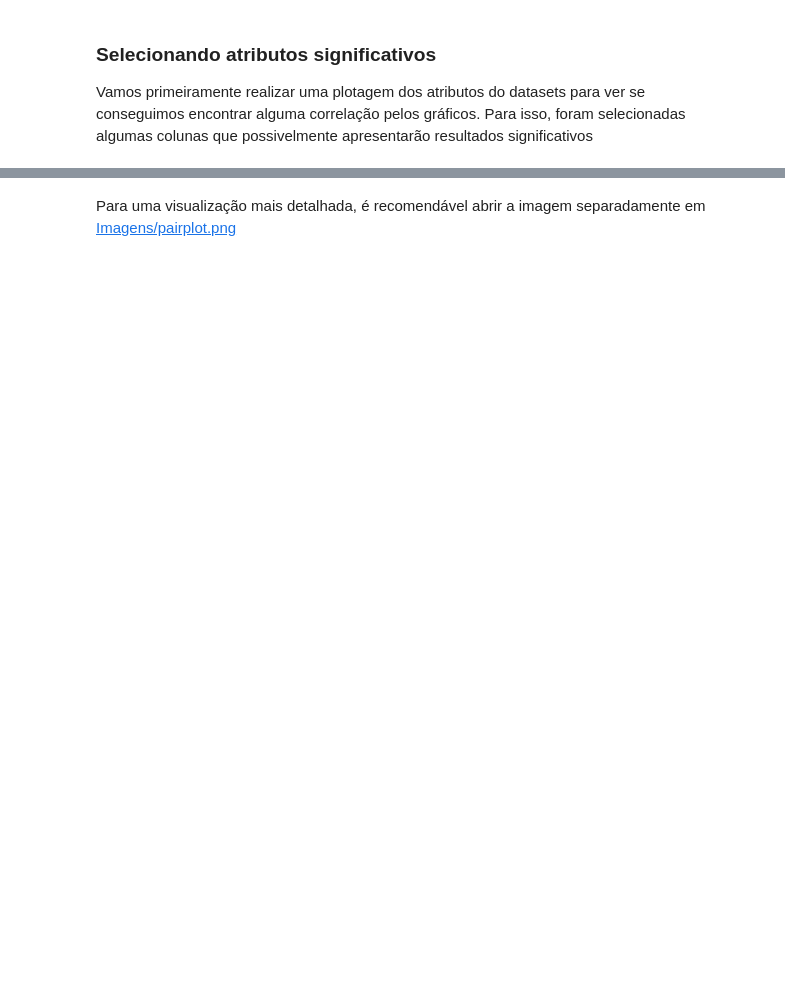
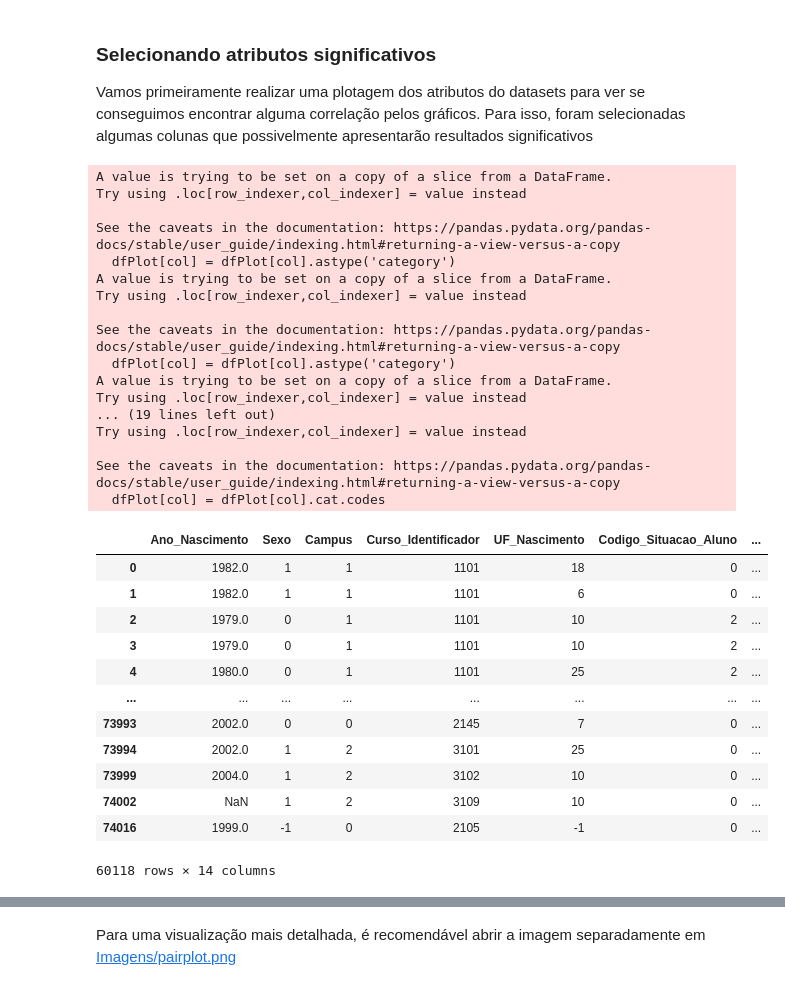
Before and after one commit to Duds04/Projeto_Dados, a Jupyter notebook: src/Regressoes.ipynb, the cells around one changed output, grey strips where cells are left out. Saved outputs shown, nothing was run; the diff lists cells and outputs as text; code cells hidden in the pictures; blank space fills up the shorter version.

```diff
--- a/src/Regressoes.ipynb
+++ b/src/Regressoes.ipynb
@@ -25,28 +46,70 @@ Vamos primeiramente realizar uma plotagem dos atributos do datasets para ver se
 # %%
 dfPlot = df[[
     "Ano_Nascimento" ,
     "Sexo" ,
     "Campus" ,
     "Curso_Identificador" ,
     "UF_Nascimento" ,
     "Codigo_Situacao_Aluno" ,
     "Modalidade_Inscrita" ,
     "ENEM" ,
     "Num_Reprovacoes" ,
     "Raca" ,
     "CRA" ,
     "Area" ,
     "Admissao_Ano",
     "Saida_Ano",
 ]]
+# Colunas não usadas
+# ["Identificador" ,
+# "Curso" ,
+# "UF_Nascimento" ,
+# "Admissao" ,
+# "Saida" ,
+# "Situacao_Aluno" ,
+# "Situacao_Aluno_Agrupada" ,
+# "Admissao_Semestre",
+# "Saida_Semestre"]
 
 # Vamos converter os atributos desse dataset que são categoricos para variaveis discretas
 colunas = dfPlot.select_dtypes(include=['object']).columns
 for col in colunas:
     dfPlot[col] = dfPlot[col].astype('category')
 for col in colunas:
     dfPlot[col] = dfPlot[col].cat.codes
+dfPlot = dfPlot[dfPlot['Saida_Ano'] != 0]
 dfPlot
+# %% [output]
+A value is trying to be set on a copy of a slice from a DataFrame.
+Try using .loc[row_indexer,col_indexer] = value instead
+
+See the caveats in the documentation: https://pandas.pydata.org/pandas-docs/stable/user_guide/indexing.html#returning-a-view-versus-a-copy
+  dfPlot[col] = dfPlot[col].astype('category')
+A value is trying to be set on a copy of a slice from a DataFrame.
+Try using .loc[row_indexer,col_indexer] = value instead
+
+See the caveats in the documentation: https://pandas.pydata.org/pandas-docs/stable/user_guide/indexing.html#returning-a-view-versus-a-copy
+  dfPlot[col] = dfPlot[col].astype('category')
+A value is trying to be set on a copy of a slice from a DataFrame.
+Try using .loc[row_indexer,col_indexer] = value instead
+... (19 lines left out)
+Try using .loc[row_indexer,col_indexer] = value instead
+
+See the caveats in the documentation: https://pandas.pydata.org/pandas-docs/stable/user_guide/indexing.html#returning-a-view-versus-a-copy
+  dfPlot[col] = dfPlot[col].cat.codes
+|  | Ano_Nascimento | Sexo | Campus | Curso_Identificador | UF_Nascimento | Codigo_Situacao_Aluno | ... |
+| 0 | 1982.0 | 1 | 1 | 1101 | 18 | 0 | ... |
+| 1 | 1982.0 | 1 | 1 | 1101 | 6 | 0 | ... |
+| 2 | 1979.0 | 0 | 1 | 1101 | 10 | 2 | ... |
+| 3 | 1979.0 | 0 | 1 | 1101 | 10 | 2 | ... |
+| 4 | 1980.0 | 0 | 1 | 1101 | 25 | 2 | ... |
+| ... | ... | ... | ... | ... | ... | ... | ... |
+| 73993 | 2002.0 | 0 | 0 | 2145 | 7 | 0 | ... |
+| 73994 | 2002.0 | 1 | 2 | 3101 | 25 | 0 | ... |
+| 73999 | 2004.0 | 1 | 2 | 3102 | 10 | 0 | ... |
+| 74002 | NaN | 1 | 2 | 3109 | 10 | 0 | ... |
+| 74016 | 1999.0 | -1 | 0 | 2105 | -1 | 0 | ... |
+60118 rows × 14 columns
 # %%
 plt.figure(figsize=(17, 17))
 sns.pairplot(dfPlot, corner=True)
```
Also changed, not shown: parts of 4 cells of this notebook, 1 other file.
